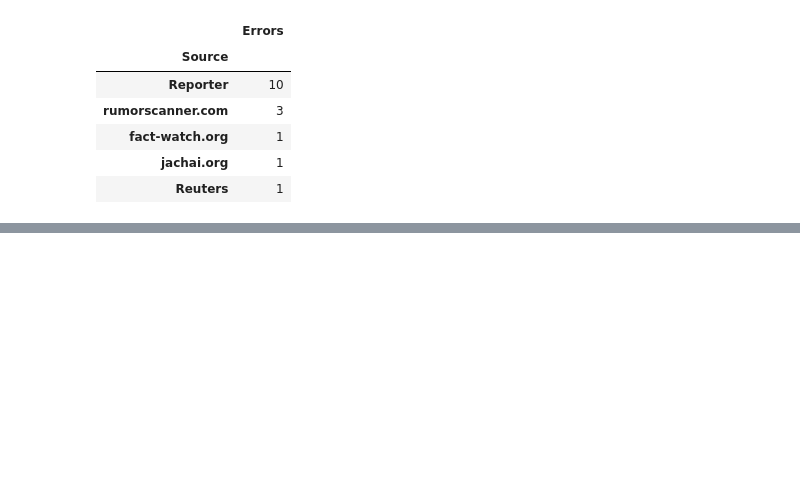
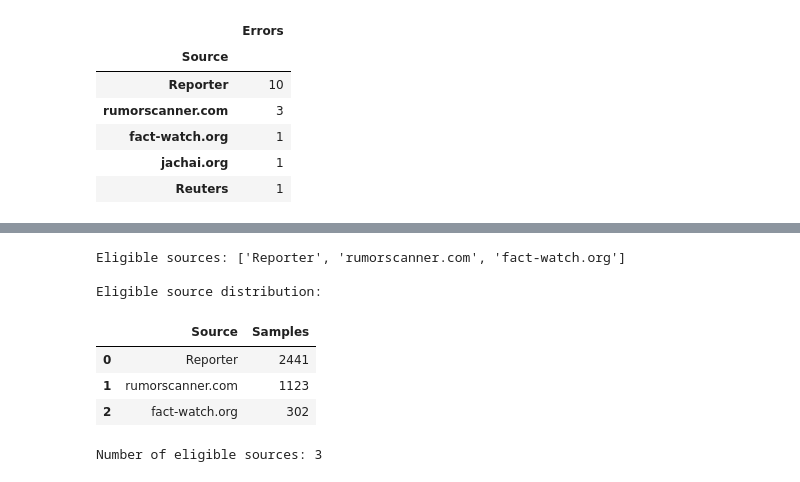
Before and after one commit to jaimulhaque/banglafake-detection, a Jupyter notebook: notebooks/03_research_analysis.ipynb, the cells around one changed output, grey strips where cells are left out. Saved outputs shown, nothing was run; the diff lists cells and outputs as text; code cells hidden in the pictures; blank space fills up the shorter version.

Commit message:
Update training notebook

```diff
--- a/notebooks/03_research_analysis.ipynb
+++ b/notebooks/03_research_analysis.ipynb
@@ -1105,0 +1280,43 @@ Error Distribution by Source:
+# %%
+# ============================================================
+# Cell 21: Select Source Groups for Robustness Testing
+# Purpose: Identify sufficiently large sources for source-aware
+#          train/test evaluation
+# ============================================================
+
+source_counts = (
+    robustness_df["Source"]
+    .value_counts()
+    .rename("Samples")
+    .reset_index()
+    .rename(columns={"index": "Source"})
+)
+
+# Only sources with enough samples for a meaningful test group
+MIN_SOURCE_SAMPLES = 100
+
+eligible_sources = source_counts[
+    source_counts["Samples"] >= MIN_SOURCE_SAMPLES
+]["Source"].tolist()
+
+print("Eligible sources:", eligible_sources)
+
+print("\nEligible source distribution:")
+display(
+    source_counts[
+        source_counts["Source"].isin(eligible_sources)
+    ]
+)
+
+print(
+    f"\nNumber of eligible sources: {len(eligible_sources)}"
+)
+# %% [output]
+Eligible sources: ['Reporter', 'rumorscanner.com', 'fact-watch.org']
+
+Eligible source distribution:
+|  | Source | Samples |
+| 0 | Reporter | 2441 |
+| 1 | rumorscanner.com | 1123 |
+| 2 | fact-watch.org | 302 |
+Number of eligible sources: 3
```
Also changed, not shown: parts of 3 cells of this notebook.
